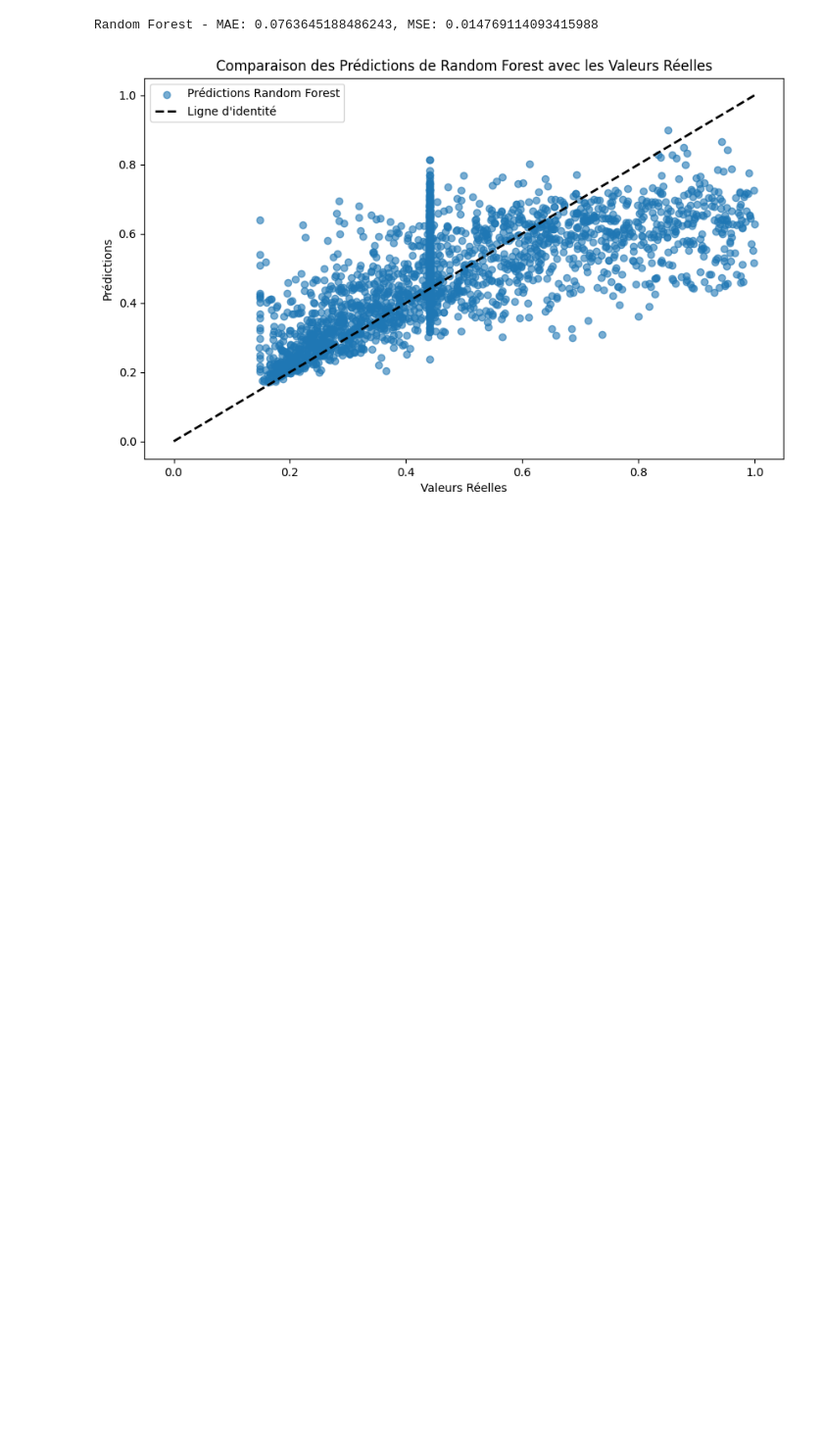
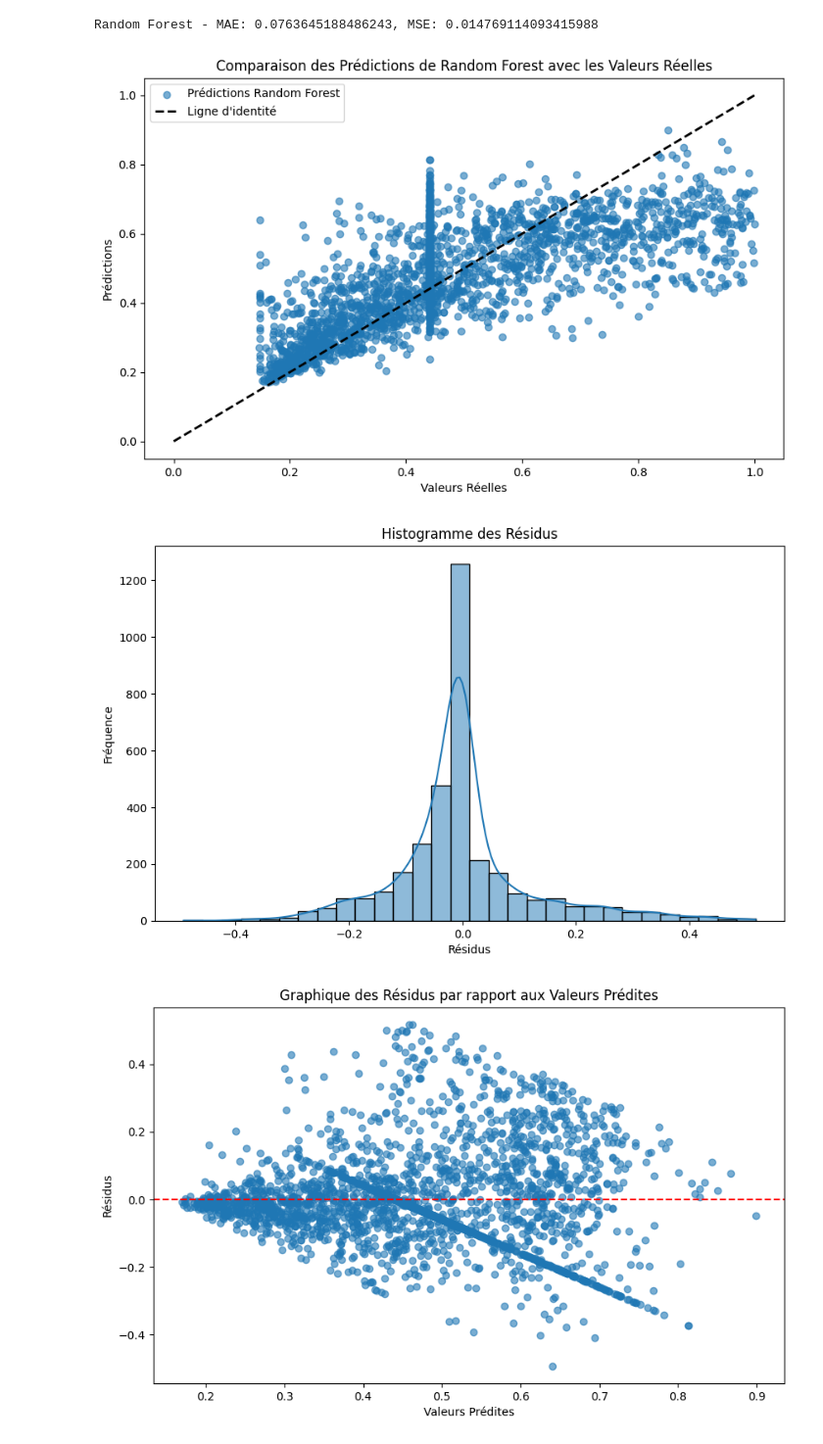
Before and after one commit to yzbaya/FAD.Machine-Learning, a Jupyter notebook: FAD_ML.ipynb, the cells around one changed output. Shown at 98% size. Cells and saved outputs as stored; diff of their text form; code cells hidden in the pictures; blank space fills up the shorter version.

```diff
--- a/FAD_ML.ipynb
+++ b/FAD_ML.ipynb
@@ -213,3 +213,26 @@ plt.show()
 # %% [output]
 Random Forest - MAE: 0.0763645188486243, MSE: 0.014769114093415988
 [figure]
+# %%
+# Calculer les résidus
+residuals = y_test - y_pred_rf
+
+# Tracer un histogramme des résidus
+plt.figure(figsize=(10, 6))
+sns.histplot(residuals, kde=True, bins=30)
+plt.title('Histogramme des Résidus')
+plt.xlabel('Résidus')
+plt.ylabel('Fréquence')
+plt.show()
+
+# Tracer les résidus par rapport aux valeurs prédites
+plt.figure(figsize=(10, 6))
+plt.scatter(y_pred_rf, residuals, alpha=0.6)
+plt.axhline(0, color='r', linestyle='--')
+plt.title('Graphique des Résidus par rapport aux Valeurs Prédites')
+plt.xlabel('Valeurs Prédites')
+plt.ylabel('Résidus')
+plt.show()
+# %% [output]
+[figure, added]
+[figure, added]
```
